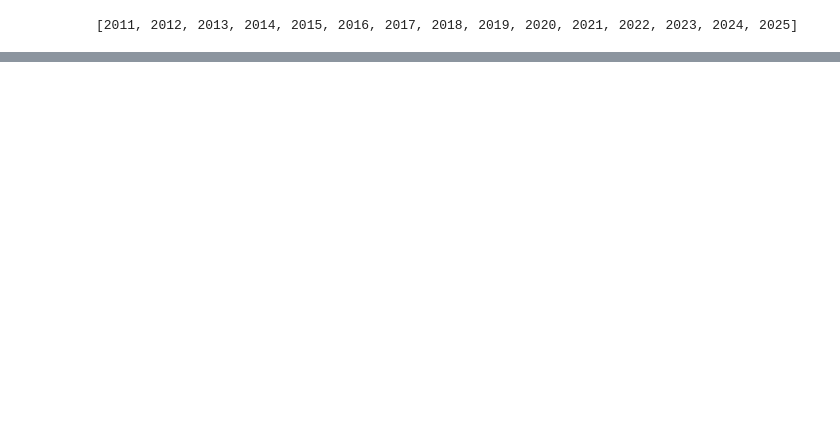
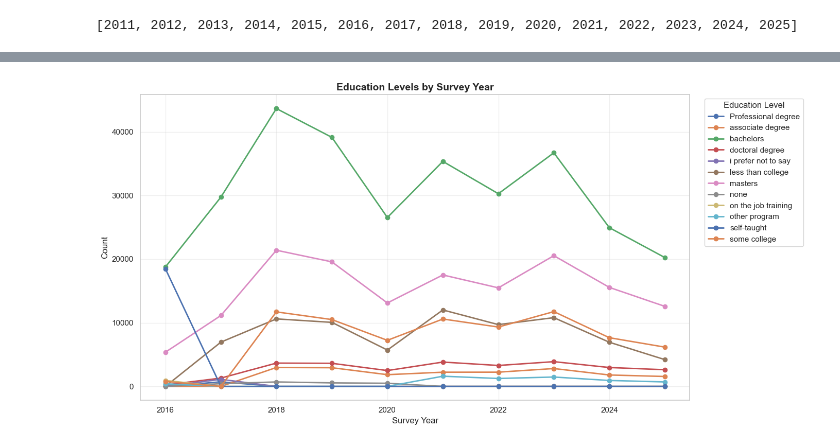
Before and after one commit to chloepar/Slack_Overflow_Survey_Exploration_DSBA6211, a Jupyter notebook: 6211_Final_Project - Data Analysis.ipynb, the cells around one changed output, grey strips where cells are left out. Drawn from its saved outputs; the diff is of its cells as text; code cells hidden in the pictures; blank space fills up the shorter version.

```diff
--- a/6211_Final_Project - Data Analysis.ipynb
+++ b/6211_Final_Project - Data Analysis.ipynb
@@ -133,0 +132,9 @@ plt.show()
+# %%
+# Create education by survey year matrix
+cols = ['surveyyear', 'education']
+df_edu = combined_consolidated_df[cols].copy()
+
+# Create matrix: rows = surveyyear, cols = education, values = counts
+education_matrix = pd.crosstab(df_edu['surveyyear'], df_edu['education']).sort_index()
+
+display(education_matrix)
@@ -133,0 +154,28 @@ plt.show()
+# %%
+# Create line chart for education levels over time
+education_plot = education_matrix.copy()
+
+# Convert years to numeric if possible
+years_numeric = pd.to_numeric(education_plot.index, errors='coerce')
+#if years_numeric.notna().all():
+#    education_plot.index = years_numeric
+education_plot = education_plot.sort_index()
+
+# Create the line chart
+sns.set(style='whitegrid')
+fig, ax = plt.subplots(figsize=(14, 7))
+
+# Plot each education level
+for col in education_plot.columns:
+    ax.plot(education_plot.index, education_plot[col], marker='o', linewidth=2, label=col)
+
+ax.set_xlabel('Survey Year', fontsize=12)
+ax.set_ylabel('Count', fontsize=12)
+ax.set_title('Education Levels by Survey Year', fontsize=14, fontweight='bold')
+ax.legend(title='Education Level', bbox_to_anchor=(1.02, 1), loc='upper left')
+ax.grid(True, alpha=0.3)
+
+plt.tight_layout()
+plt.show()
+# %% [output]
+[figure, added]
```
Also changed, not shown: parts of 10 cells of this notebook.
